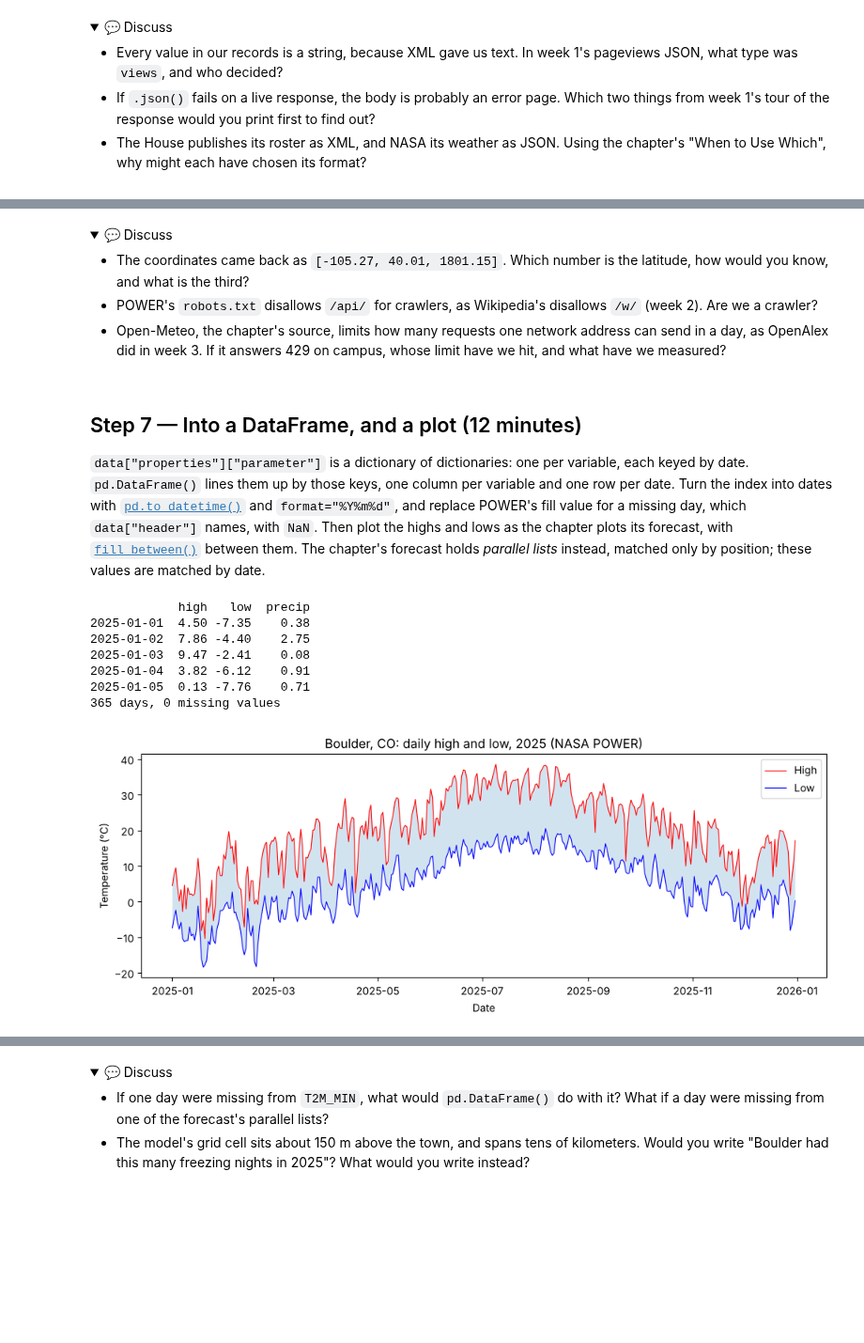
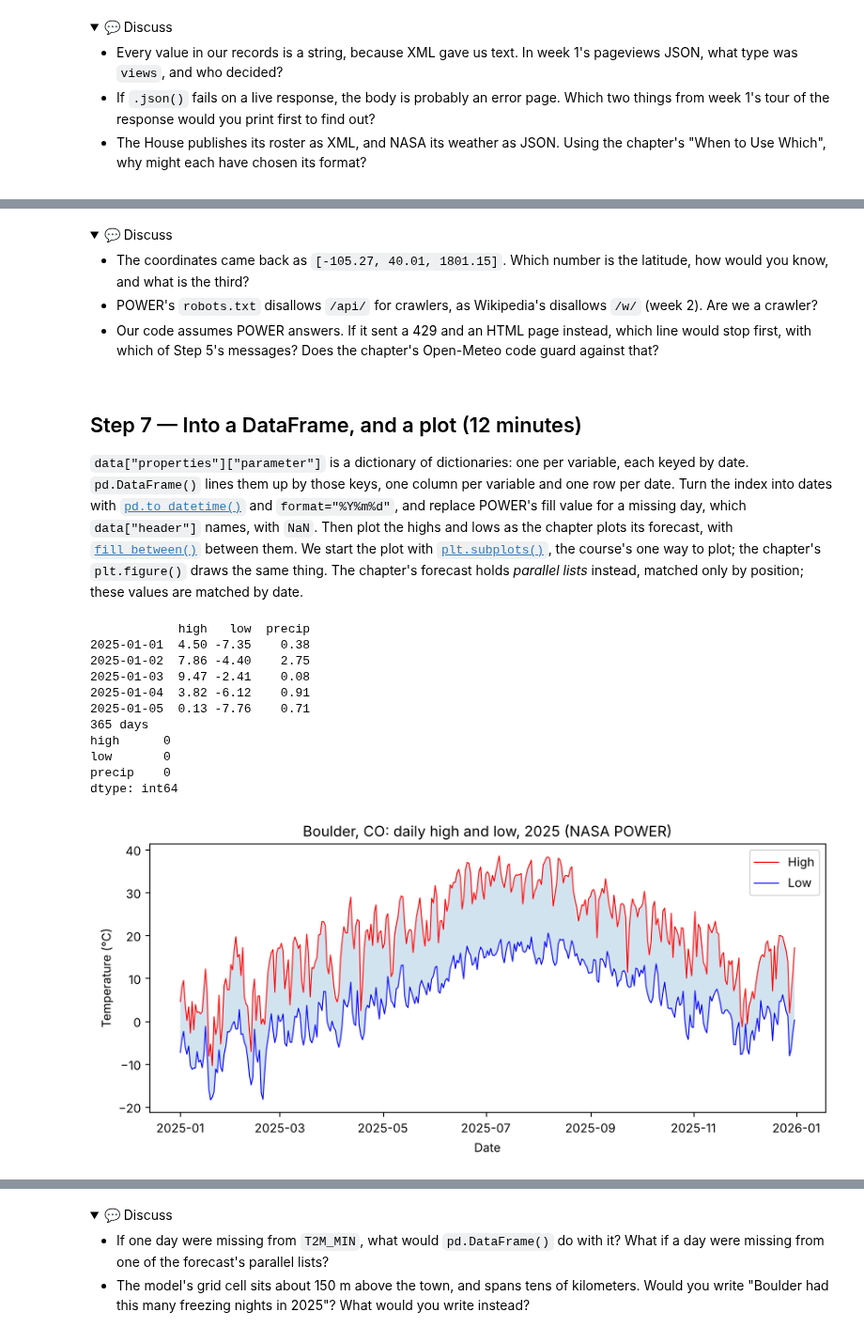
Before and after one commit to cuinfoscience/INFO4617-Fall2026, a Jupyter notebook: labs/week-04/lab-04-key.ipynb, the cells around one changed output, grey strips where cells are left out. Shown at 94% size. Cells and saved outputs as stored; diff of their text form; code cells hidden in the pictures; folded sections open; blank space fills up the shorter version.

```diff
--- a/labs/week-04/lab-04-key.ipynb
+++ b/labs/week-04/lab-04-key.ipynb
@@ -295,27 +279,12 @@ NASA's [POWER API](https://power.larc.nasa.gov/docs/services/api/temporal/daily/
 # %%
-# Define POWER = "https://power.larc.nasa.gov/api/temporal/daily/point" and params: parameters "T2M_MAX,T2M_MIN,PRECTOTCORR",
-#   community "AG", latitude 40.01, longitude -105.27, start "20250101", end "20251231", format "JSON"; fetch, stop on an error
-# Parse with .json() and print response.url; then type(data) and data.keys(), data["geometry"]["coordinates"],
-#   the keys under "properties" and then under "parameter", the units in data["parameters"], and data.get("messages")
+# Define POWER, the API's address, and params: parameters "T2M_MAX,T2M_MIN,PRECTOTCORR", community "AG", format "JSON",
+#   latitude 40.01, longitude -105.27, start "20250101", end "20251231"
+# Fetch with params and HEADERS, parse with .json() into data, and print response.url, type(data), and data.keys()
 POWER = "https://power.larc.nasa.gov/api/temporal/daily/point"
-params = {
-    "parameters": "T2M_MAX,T2M_MIN,PRECTOTCORR",
-    "community": "AG",
-    "latitude": 40.01,
-    "longitude": -105.27,
-    "start": "20250101",
-    "end": "20251231",
-    "format": "JSON",
-}
-response = requests.get(POWER, params=params, headers=HEADERS, timeout=60)
-response.raise_for_status()
+params = {"parameters": "T2M_MAX,T2M_MIN,PRECTOTCORR", "community": "AG", "format": "JSON",
+          "latitude": 40.01, "longitude": -105.27, "start": "20250101", "end": "20251231"}
+response = requests.get(POWER, params=params, headers=HEADERS)
 data = response.json()
 print(response.url)
-
 print(type(data), data.keys())
-print(data["geometry"]["coordinates"])
-print(data["properties"].keys())
-print(data["properties"]["parameter"].keys())
-print({name: info["units"] for name, info in data["parameters"].items()})
-print(data.get("messages"))
 # %% [output]
@@ -332,35 +310,24 @@ dict_keys(['T2M_MAX', 'T2M_MIN', 'PRECTOTCORR'])
 
 - The coordinates came back as `[-105.27, 40.01, 1801.15]`. Which number is the latitude, how would you know, and what is the third?
 - POWER's `robots.txt` disallows `/api/` for crawlers, as Wikipedia's disallows `/w/` (week 2). Are we a crawler?
-- Open-Meteo, the chapter's source, limits how many requests one network address can send in a day, as OpenAlex did in week 3. If it answers 429 on campus, whose limit have we hit, and what have we measured?
+- Our code assumes POWER answers. If it sent a 429 and an HTML page instead, which line would stop first, with which of Step 5's messages? Does the chapter's Open-Meteo code guard against that?
 
 </details>
 # %% [markdown]
 ## Step 7 — Into a DataFrame, and a plot (12 minutes)
 
-`data["properties"]["parameter"]` is a dictionary of dictionaries: one per variable, each keyed by date. `pd.DataFrame()` lines them up by those keys, one column per variable and one row per date. Turn the index into dates with [`pd.to_datetime()`](https://pandas.pydata.org/docs/reference/api/pandas.to_datetime.html) and `format="%Y%m%d"`, and replace POWER's fill value for a missing day, which `data["header"]` names, with `NaN`. Then plot the highs and lows as the chapter plots its forecast, with [`fill_between()`](https://matplotlib.org/stable/api/_as_gen/matplotlib.pyplot.fill_between.html) between them. The chapter's forecast holds *parallel lists* instead, matched only by position; these values are matched by date.
+`data["properties"]["parameter"]` is a dictionary of dictionaries: one per variable, each keyed by date. `pd.DataFrame()` lines them up by those keys, one column per variable and one row per date. Turn the index into dates with [`pd.to_datetime()`](https://pandas.pydata.org/docs/reference/api/pandas.to_datetime.html) and `format="%Y%m%d"`, and replace POWER's fill value for a missing day, which `data["header"]` names, with `NaN`. Then plot the highs and lows as the chapter plots its forecast, with [`fill_between()`](https://matplotlib.org/stable/api/_as_gen/matplotlib.axes.Axes.fill_between.html) between them. We start the plot with [`plt.subplots()`](https://matplotlib.org/stable/api/_as_gen/matplotlib.pyplot.subplots.html), the course's one way to plot; the chapter's `plt.figure()` draws the same thing. The chapter's forecast holds *parallel lists* instead, matched only by position; these values are matched by date.
 # %%
 # Make weather, a DataFrame of data["properties"]["parameter"]; turn its index into dates (format="%Y%m%d"),
 #   replace data["header"]["fill_value"] with float("nan"), and rename the columns high, low, and precip
-# Print the first rows, the number of days, and the number of missing values
-# Plot high and low with fill_between between them, as the chapter does, with a title, axis labels, and a legend
+# Print the first rows, the number of days, and the number of missing values in each column
 weather = pd.DataFrame(data["properties"]["parameter"])
 weather.index = pd.to_datetime(weather.index, format="%Y%m%d")
 weather = weather.replace(data["header"]["fill_value"], float("nan"))
 weather = weather.rename(columns={"T2M_MAX": "high", "T2M_MIN": "low", "PRECTOTCORR": "precip"})
 print(weather.head())
-print(len(weather), "days,", int(weather.isna().sum().sum()), "missing values")
-
-plt.figure(figsize=(10, 4))
-plt.plot(weather.index, weather["high"], label="High", color="red", linewidth=0.8)
-plt.plot(weather.index, weather["low"], label="Low", color="blue", linewidth=0.8)
-plt.fill_between(weather.index, weather["low"], weather["high"], alpha=0.2)
-plt.xlabel("Date")
-plt.ylabel("Temperature (°C)")
-plt.title("Boulder, CO: daily high and low, 2025 (NASA POWER)")
-plt.legend()
-plt.tight_layout()
-plt.show()
+print(f"{len(weather)} days")
+print(weather.isna().sum())
 # %% [output]
             high   low  precip
 2025-01-01  4.50 -7.35    0.38
@@ -368,8 +335,22 @@ plt.show()
 2025-01-03  9.47 -2.41    0.08
 2025-01-04  3.82 -6.12    0.91
 2025-01-05  0.13 -7.76    0.71
-365 days, 0 missing values
+365 days
+high      0
+low       0
+precip    0
+dtype: int64
-[figure, removed]
+# %%
+# With fig, ax = plt.subplots(), plot high and low with fill_between between them; add a title, axis labels, and a legend
+fig, ax = plt.subplots(figsize=(10, 4))
+ax.plot(weather.index, weather["high"], label="High", color="red", linewidth=0.8)
+ax.plot(weather.index, weather["low"], label="Low", color="blue", linewidth=0.8)
+ax.fill_between(weather.index, weather["low"], weather["high"], alpha=0.2)
+ax.set(title="Boulder, CO: daily high and low, 2025 (NASA POWER)", xlabel="Date", ylabel="Temperature (°C)")
+ax.legend()
+plt.show()
+# %% [output]
+[figure, added]
 # %% [markdown]
 ### ⏱ Microsprint (5 minutes, alone or in pairs)
 
```
Also changed, not shown: parts of 32 cells of this notebook, 2 other files.
